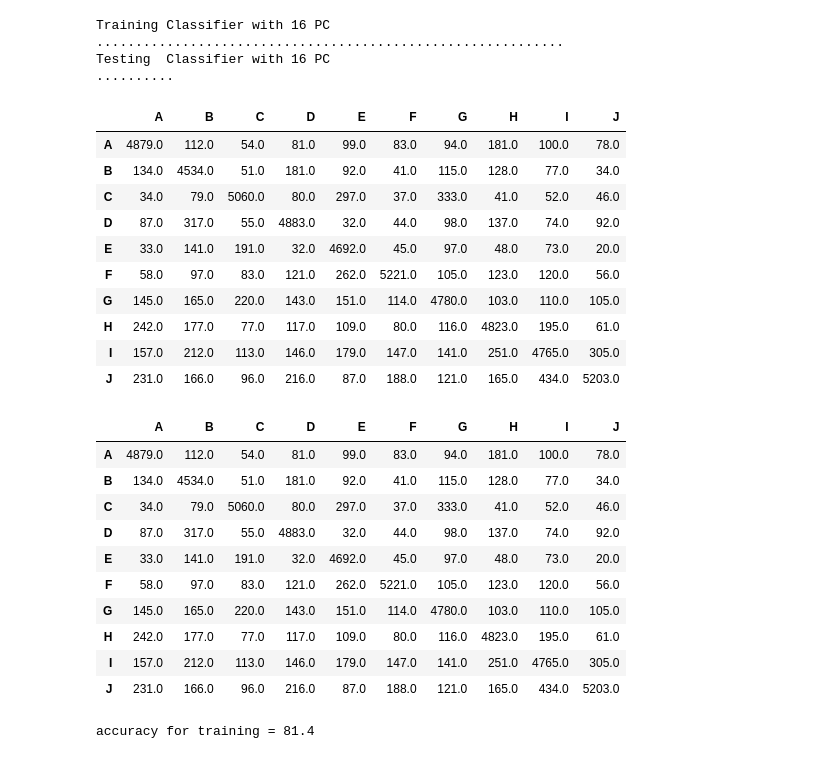
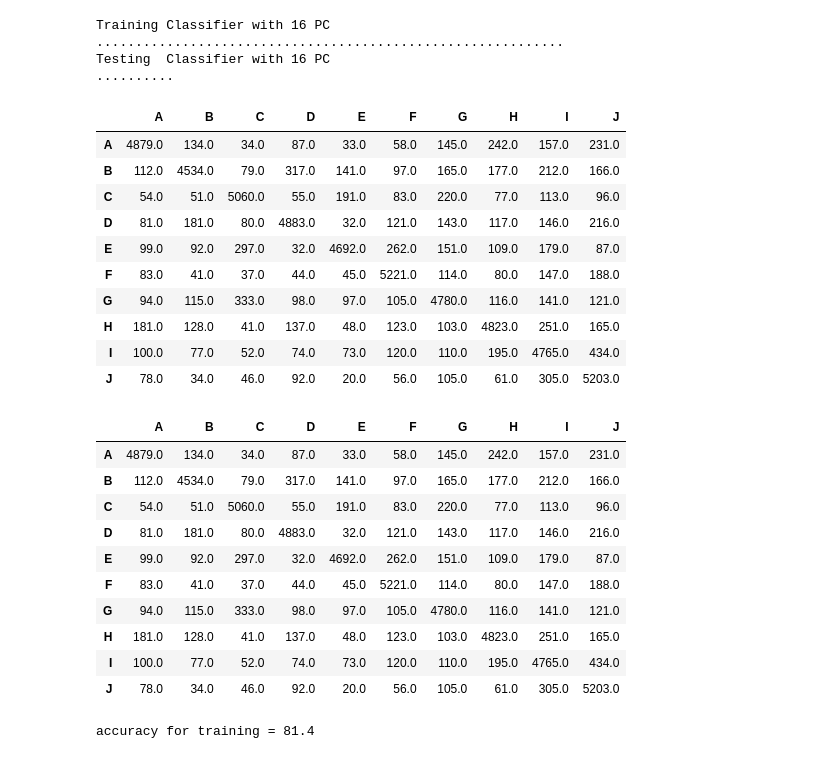
Before and after one commit to teambengio/finalproject, a Jupyter notebook: finalproject.ipynb, the cells around one changed output. Saved outputs shown, nothing was run; the diff lists cells and outputs as text; code cells hidden in the pictures.

```diff
--- a/finalproject.ipynb
+++ b/finalproject.ipynb
@@ -679,26 +679,26 @@ Training Classifier with 16 PC
 Testing  Classifier with 16 PC
 ..........
 # %%
-CM = get_CM(cb , T, digits)
+CM = get_CM(T , cb, digits)
 CM.columns = letters
 CM.index = letters
 fName = os.path.join(rDir,"cm_train_n{}_{}.csv".format(numPC,rev))
 CM.to_csv(fName)
 CM
 # %% [output]
 |  | A | B | C | D | E | F | G | H | I | J |
-| A | 4879.0 | 112.0 | 54.0 | 81.0 | 99.0 | 83.0 | 94.0 | 181.0 | 100.0 | 78.0 |
-| B | 134.0 | 4534.0 | 51.0 | 181.0 | 92.0 | 41.0 | 115.0 | 128.0 | 77.0 | 34.0 |
-| C | 34.0 | 79.0 | 5060.0 | 80.0 | 297.0 | 37.0 | 333.0 | 41.0 | 52.0 | 46.0 |
-| D | 87.0 | 317.0 | 55.0 | 4883.0 | 32.0 | 44.0 | 98.0 | 137.0 | 74.0 | 92.0 |
-| E | 33.0 | 141.0 | 191.0 | 32.0 | 4692.0 | 45.0 | 97.0 | 48.0 | 73.0 | 20.0 |
-| F | 58.0 | 97.0 | 83.0 | 121.0 | 262.0 | 5221.0 | 105.0 | 123.0 | 120.0 | 56.0 |
-| G | 145.0 | 165.0 | 220.0 | 143.0 | 151.0 | 114.0 | 4780.0 | 103.0 | 110.0 | 105.0 |
-| H | 242.0 | 177.0 | 77.0 | 117.0 | 109.0 | 80.0 | 116.0 | 4823.0 | 195.0 | 61.0 |
-| I | 157.0 | 212.0 | 113.0 | 146.0 | 179.0 | 147.0 | 141.0 | 251.0 | 4765.0 | 305.0 |
-| J | 231.0 | 166.0 | 96.0 | 216.0 | 87.0 | 188.0 | 121.0 | 165.0 | 434.0 | 5203.0 |
+| A | 4879.0 | 134.0 | 34.0 | 87.0 | 33.0 | 58.0 | 145.0 | 242.0 | 157.0 | 231.0 |
+| B | 112.0 | 4534.0 | 79.0 | 317.0 | 141.0 | 97.0 | 165.0 | 177.0 | 212.0 | 166.0 |
+| C | 54.0 | 51.0 | 5060.0 | 55.0 | 191.0 | 83.0 | 220.0 | 77.0 | 113.0 | 96.0 |
+| D | 81.0 | 181.0 | 80.0 | 4883.0 | 32.0 | 121.0 | 143.0 | 117.0 | 146.0 | 216.0 |
+| E | 99.0 | 92.0 | 297.0 | 32.0 | 4692.0 | 262.0 | 151.0 | 109.0 | 179.0 | 87.0 |
+| F | 83.0 | 41.0 | 37.0 | 44.0 | 45.0 | 5221.0 | 114.0 | 80.0 | 147.0 | 188.0 |
+| G | 94.0 | 115.0 | 333.0 | 98.0 | 97.0 | 105.0 | 4780.0 | 116.0 | 141.0 | 121.0 |
+| H | 181.0 | 128.0 | 41.0 | 137.0 | 48.0 | 123.0 | 103.0 | 4823.0 | 251.0 | 165.0 |
+| I | 100.0 | 77.0 | 52.0 | 74.0 | 73.0 | 120.0 | 110.0 | 195.0 | 4765.0 | 434.0 |
+| J | 78.0 | 34.0 | 46.0 | 92.0 | 20.0 | 56.0 | 105.0 | 61.0 | 305.0 | 5203.0 |
 # %%
-CM_test = get_CM(cb_test , T_test, digits)
+CM_test = get_CM(T_test, cb_test, digits)
 CM_test.columns = letters
 CM_test.index = letters
 fName = os.path.join(rDir,"cm_test_n{}_{}.csv".format(numPC,rev))
@@ -706,14 +706,14 @@ CM.to_csv(fName)
 CM
 # %% [output]
 |  | A | B | C | D | E | F | G | H | I | J |
-| A | 4879.0 | 112.0 | 54.0 | 81.0 | 99.0 | 83.0 | 94.0 | 181.0 | 100.0 | 78.0 |
-| B | 134.0 | 4534.0 | 51.0 | 181.0 | 92.0 | 41.0 | 115.0 | 128.0 | 77.0 | 34.0 |
-| C | 34.0 | 79.0 | 5060.0 | 80.0 | 297.0 | 37.0 | 333.0 | 41.0 | 52.0 | 46.0 |
-| D | 87.0 | 317.0 | 55.0 | 4883.0 | 32.0 | 44.0 | 98.0 | 137.0 | 74.0 | 92.0 |
-| E | 33.0 | 141.0 | 191.0 | 32.0 | 4692.0 | 45.0 | 97.0 | 48.0 | 73.0 | 20.0 |
-| F | 58.0 | 97.0 | 83.0 | 121.0 | 262.0 | 5221.0 | 105.0 | 123.0 | 120.0 | 56.0 |
-| G | 145.0 | 165.0 | 220.0 | 143.0 | 151.0 | 114.0 | 4780.0 | 103.0 | 110.0 | 105.0 |
-| H | 242.0 | 177.0 | 77.0 | 117.0 | 109.0 | 80.0 | 116.0 | 4823.0 | 195.0 | 61.0 |
-| I | 157.0 | 212.0 | 113.0 | 146.0 | 179.0 | 147.0 | 141.0 | 251.0 | 4765.0 | 305.0 |
-| J | 231.0 | 166.0 | 96.0 | 216.0 | 87.0 | 188.0 | 121.0 | 165.0 | 434.0 | 5203.0 |
+| A | 4879.0 | 134.0 | 34.0 | 87.0 | 33.0 | 58.0 | 145.0 | 242.0 | 157.0 | 231.0 |
+| B | 112.0 | 4534.0 | 79.0 | 317.0 | 141.0 | 97.0 | 165.0 | 177.0 | 212.0 | 166.0 |
+| C | 54.0 | 51.0 | 5060.0 | 55.0 | 191.0 | 83.0 | 220.0 | 77.0 | 113.0 | 96.0 |
+| D | 81.0 | 181.0 | 80.0 | 4883.0 | 32.0 | 121.0 | 143.0 | 117.0 | 146.0 | 216.0 |
+| E | 99.0 | 92.0 | 297.0 | 32.0 | 4692.0 | 262.0 | 151.0 | 109.0 | 179.0 | 87.0 |
+| F | 83.0 | 41.0 | 37.0 | 44.0 | 45.0 | 5221.0 | 114.0 | 80.0 | 147.0 | 188.0 |
+| G | 94.0 | 115.0 | 333.0 | 98.0 | 97.0 | 105.0 | 4780.0 | 116.0 | 141.0 | 121.0 |
+| H | 181.0 | 128.0 | 41.0 | 137.0 | 48.0 | 123.0 | 103.0 | 4823.0 | 251.0 | 165.0 |
+| I | 100.0 | 77.0 | 52.0 | 74.0 | 73.0 | 120.0 | 110.0 | 195.0 | 4765.0 | 434.0 |
+| J | 78.0 | 34.0 | 46.0 | 92.0 | 20.0 | 56.0 | 105.0 | 61.0 | 305.0 | 5203.0 |
 # %%
```
Also changed, not shown: parts of 2 cells of this notebook, 2 other files.
